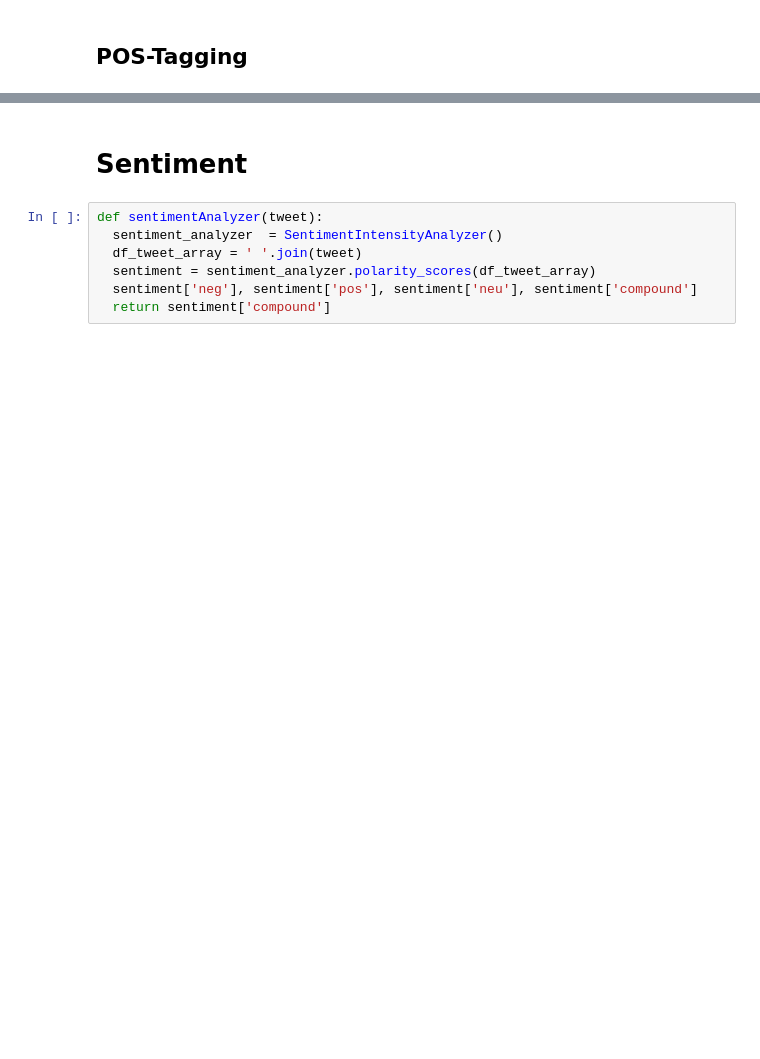
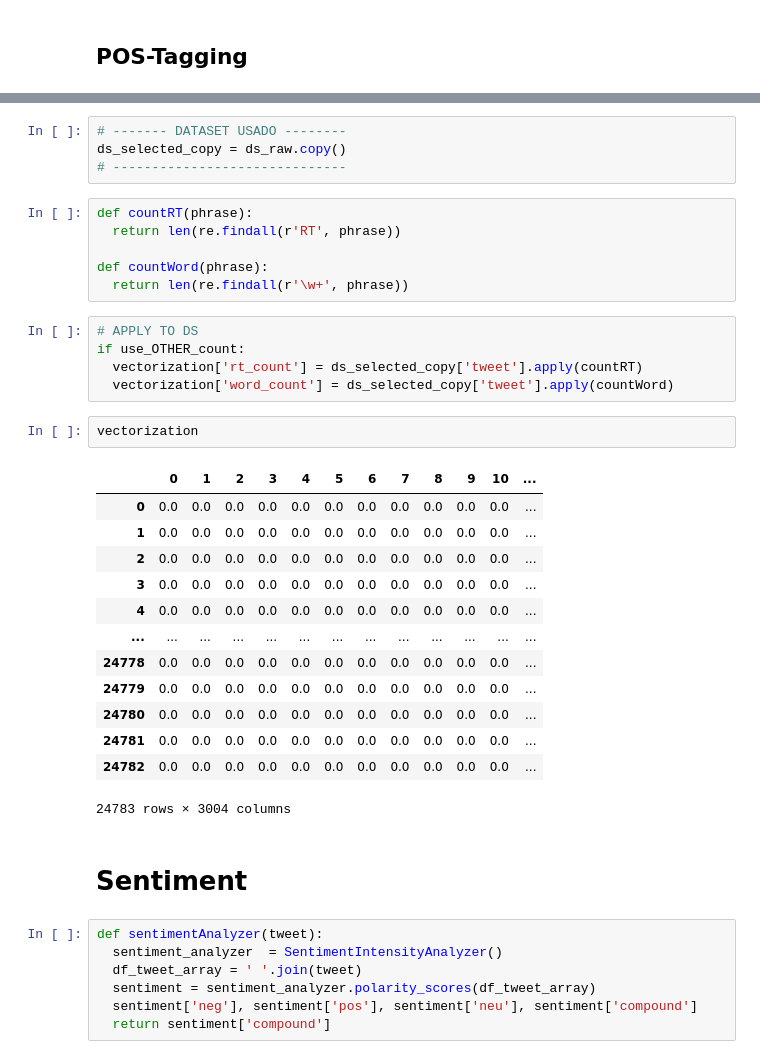
Before and after one commit to manuvillalba-uclm/Natural_Lenguaje_Processing-ELM, a Jupyter notebook: Machine_Learning_NLP_Vectorization_Classification.ipynb, the cells around one changed output, grey strips where cells are left out. Cells and saved outputs as stored; diff of their text form; blank space fills up the shorter version.

```diff
--- a/Machine_Learning_NLP_Vectorization_Classification.ipynb
+++ b/Machine_Learning_NLP_Vectorization_Classification.ipynb
@@ -250,3 +280,34 @@ ds_alt_twitter
+# %%
+# ------- DATASET USADO --------
+ds_selected_copy = ds_raw.copy()
+# ------------------------------
+# %%
+def countRT(phrase):
+  return len(re.findall(r'RT', phrase))
+
+def countWord(phrase):
+  return len(re.findall(r'\w+', phrase))
+# %%
+# APPLY TO DS
+if use_OTHER_count:
+  vectorization['rt_count'] = ds_selected_copy['tweet'].apply(countRT)
+  vectorization['word_count'] = ds_selected_copy['tweet'].apply(countWord)
+# %%
+vectorization
+# %% [output]
+|  | 0 | 1 | 2 | 3 | 4 | 5 | 6 | 7 | 8 | 9 | 10 | ... |
+| 0 | 0.0 | 0.0 | 0.0 | 0.0 | 0.0 | 0.0 | 0.0 | 0.0 | 0.0 | 0.0 | 0.0 | ... |
+| 1 | 0.0 | 0.0 | 0.0 | 0.0 | 0.0 | 0.0 | 0.0 | 0.0 | 0.0 | 0.0 | 0.0 | ... |
+| 2 | 0.0 | 0.0 | 0.0 | 0.0 | 0.0 | 0.0 | 0.0 | 0.0 | 0.0 | 0.0 | 0.0 | ... |
+| 3 | 0.0 | 0.0 | 0.0 | 0.0 | 0.0 | 0.0 | 0.0 | 0.0 | 0.0 | 0.0 | 0.0 | ... |
+| 4 | 0.0 | 0.0 | 0.0 | 0.0 | 0.0 | 0.0 | 0.0 | 0.0 | 0.0 | 0.0 | 0.0 | ... |
+| ... | ... | ... | ... | ... | ... | ... | ... | ... | ... | ... | ... | ... |
+| 24778 | 0.0 | 0.0 | 0.0 | 0.0 | 0.0 | 0.0 | 0.0 | 0.0 | 0.0 | 0.0 | 0.0 | ... |
+| 24779 | 0.0 | 0.0 | 0.0 | 0.0 | 0.0 | 0.0 | 0.0 | 0.0 | 0.0 | 0.0 | 0.0 | ... |
+| 24780 | 0.0 | 0.0 | 0.0 | 0.0 | 0.0 | 0.0 | 0.0 | 0.0 | 0.0 | 0.0 | 0.0 | ... |
+| 24781 | 0.0 | 0.0 | 0.0 | 0.0 | 0.0 | 0.0 | 0.0 | 0.0 | 0.0 | 0.0 | 0.0 | ... |
+| 24782 | 0.0 | 0.0 | 0.0 | 0.0 | 0.0 | 0.0 | 0.0 | 0.0 | 0.0 | 0.0 | 0.0 | ... |
+24783 rows × 3004 columns
 # %% [markdown]
 # Sentiment
 # %%
```
Also changed, not shown: parts of 40 cells of this notebook.
